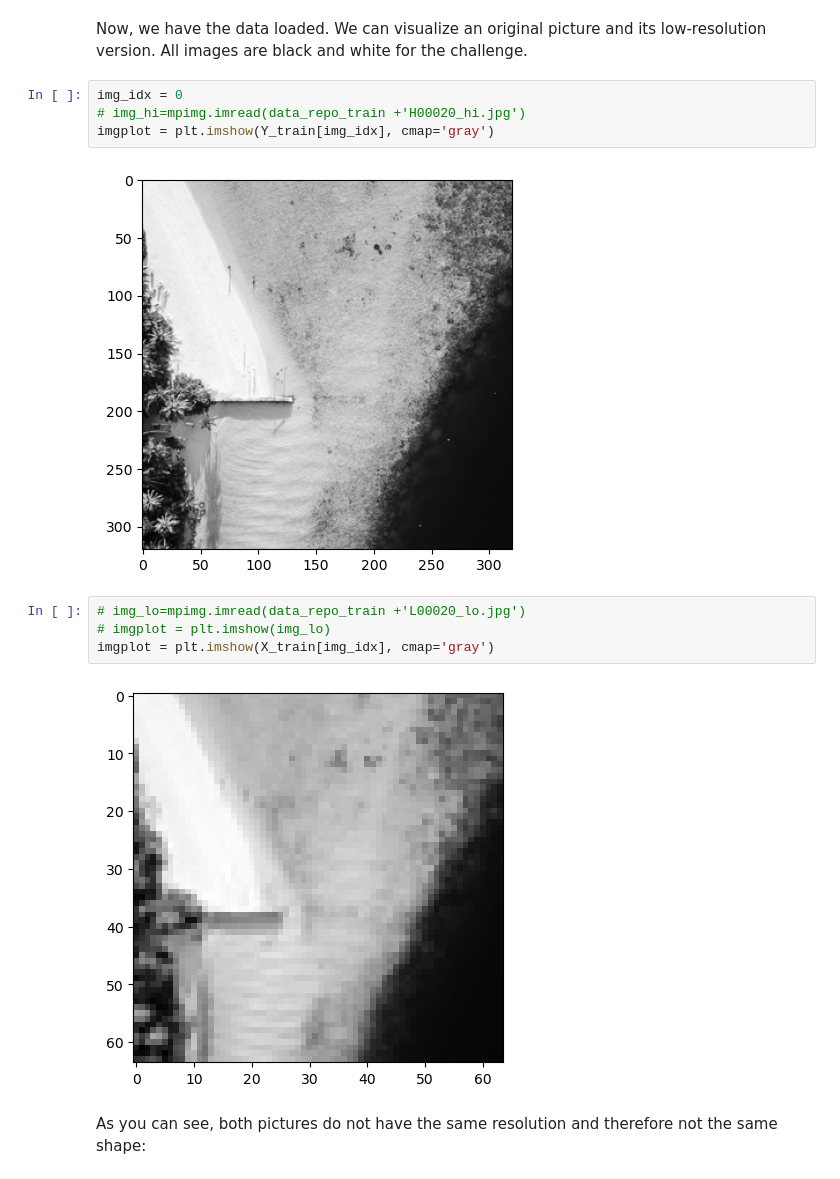
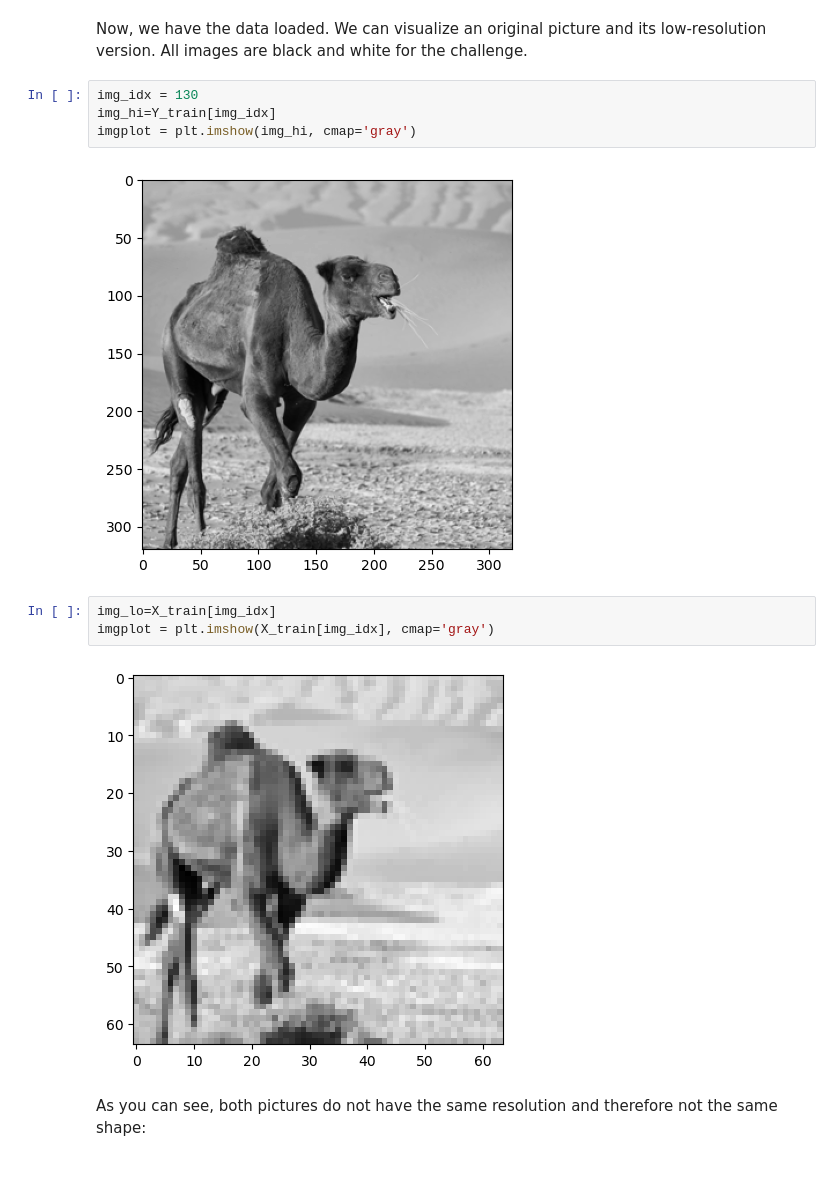
Before and after one commit to Nico9803/DATACAMP--RAMP, a Jupyter notebook: picture_reconstruction_starting_kit.ipynb, the cells around one changed output. Cells and saved outputs as stored; diff of their text form.

```diff
--- a/picture_reconstruction_starting_kit.ipynb
+++ b/picture_reconstruction_starting_kit.ipynb
@@ -123,17 +123,16 @@ X_train.shape, Y_train.shape, X_test.shape, Y_test.shape
 # %% [markdown]
 Now, we have the data loaded. We can visualize an original picture and its low-resolution version. All images are black and white for the challenge.
 # %%
-img_idx = 0
-# img_hi=mpimg.imread(data_repo_train +'H00020_hi.jpg')
-imgplot = plt.imshow(Y_train[img_idx], cmap='gray')
+img_idx = 130
+img_hi=Y_train[img_idx]
+imgplot = plt.imshow(img_hi, cmap='gray')
 # %% [output]
-[figure, old version]
+[figure, new version]
 # %%
-# img_lo=mpimg.imread(data_repo_train +'L00020_lo.jpg')
-# imgplot = plt.imshow(img_lo)
+img_lo=X_train[img_idx]
 imgplot = plt.imshow(X_train[img_idx], cmap='gray')
 # %% [output]
-[figure, old version]
+[figure, new version]
 # %% [markdown]
 As you can see, both pictures do not have the same resolution and therefore not the same shape:
 # %%
```
Also changed, not shown: parts of 4 cells of this notebook.
